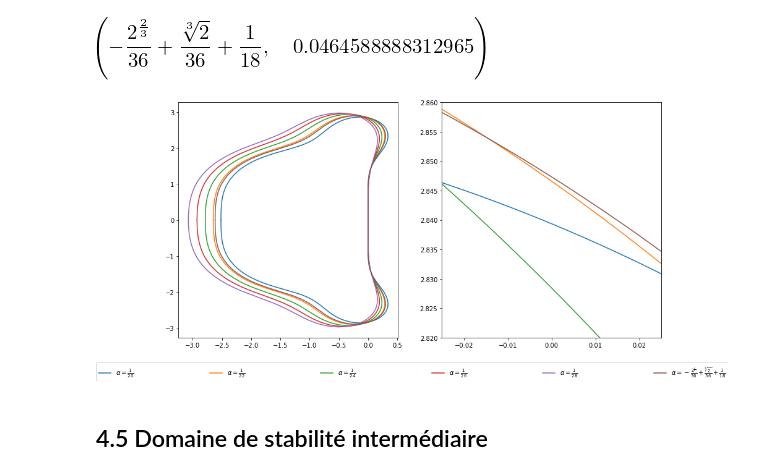
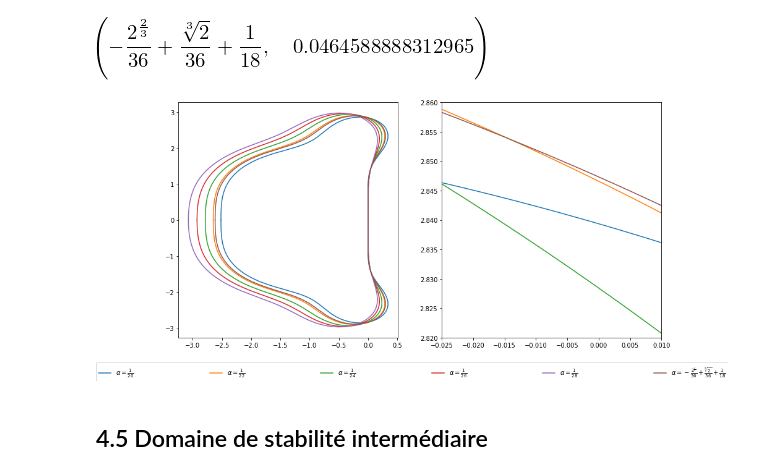
Before and after one commit to kivvix/miMaS, a Jupyter notebook: notebook/cfl.ipynb, the cells around one changed output. Cells and saved outputs as stored; diff of their text form; code cells hidden in the pictures.

```diff
--- a/notebook/cfl.ipynb
+++ b/notebook/cfl.ipynb
@@ -1145,11 +1195,11 @@ plt.rcParams['figure.figsize'] = [10, 8]
 for n in range(1,57,2):
   print(n,end="\r")
   bn = b_poly(p.subs(a,sp.Rational(1,n)))
-  plt.plot(*reim(bn),'.',markersize=1,label="$\\alpha = {}$".format(sp.latex(sp.Rational(1,n))))
+  plt.plot(*reim(bn),',',label="$\\alpha = {}$".format(sp.latex(sp.Rational(1,n))))
 print(" "*len(str(n)))
-plt.plot(*reim(b_poly(poly_carac(4))),linestyle='-.',label="ERK SSP(4,4) $\\alpha = {}$".format(sp.latex(sp.Rational(1,24))))
-plt.plot(*reim(b3),linestyle=':',linewidth=2,label="ERK SSP(3,3)")
-plt.legend(bbox_to_anchor=(0., 1.02, 1.,.102),loc=3,ncol=8,mode="expand",borderaxespad=0.,markerscale=10)
+plt.plot(*reim(b_poly(poly_carac(4))),linestyle='-.',color=palette[3],label="ERK SSP(4,4) $\\alpha = {}$".format(sp.latex(sp.Rational(1,24))))
+plt.plot(*reim(b3),linestyle=':',linewidth=2,color=palette[9],label="ERK SSP(3,3)")
+plt.legend(loc=(0.,1.02),ncol=8,mode="expand",borderaxespad=0.,markerscale=10)
 plt.show()
 plt.rcParams['figure.figsize'] = save_figsize
 # %% [output]
@@ -1285,29 +1335,29 @@ for x in sp.solveset((sp.Abs(p.subs(z,beta*I))**2-1).collect(beta),beta**2)-sp.s
 # %%
 """
   vérification graphique de la solution trouvée
 """
 fig, (ax1, ax2) = plt.subplots(1,2,figsize=(14,7))
 
 p = poly_RKsn(3)
 
 for n in (20,22,24,26,28):
   print(n,end="\r")
   bn = b_poly(p.subs(alpha,sp.Rational(1,n)))
   ax1.plot(*reim(bn),markersize=msize,label="$\\alpha = {}$".format(sp.latex(sp.Rational(1,n))))
   ax2.plot(*reim(bn),markersize=msize)
 print(alphas[0],end="\r")
 bn = b_poly(p.subs(alpha,alphas[0]))
 ax1.plot(*reim(bn),markersize=msize,label="$\\alpha = {}$".format(sp.latex(alphas[0])))
 ax2.plot(*reim(bn),markersize=msize)
 print(" "*len(str(alphas[0])))
 
-fig.legend(loc=4,ncol=6,mode="expand",borderaxespad=0.,markerscale=10)
+fig.legend(loc=(0.,0.),ncol=6,mode="expand",borderaxespad=0.,markerscale=10)
 
-ax2.set_xlim([-0.025,0.025]) ; ax2.set_ylim([2.82,2.86])
+ax2.set_xlim([-0.025,0.01]) ; ax2.set_ylim([2.82,2.86])
 
 plt.show()
 # %% [output]
-[figure, old version]
+[figure, new version]
 # %% [markdown]
 ## 4.5 Domaine de stabilité intermédiaire
 # %% [markdown]
```
Also changed, not shown: parts of 36 cells of this notebook.
